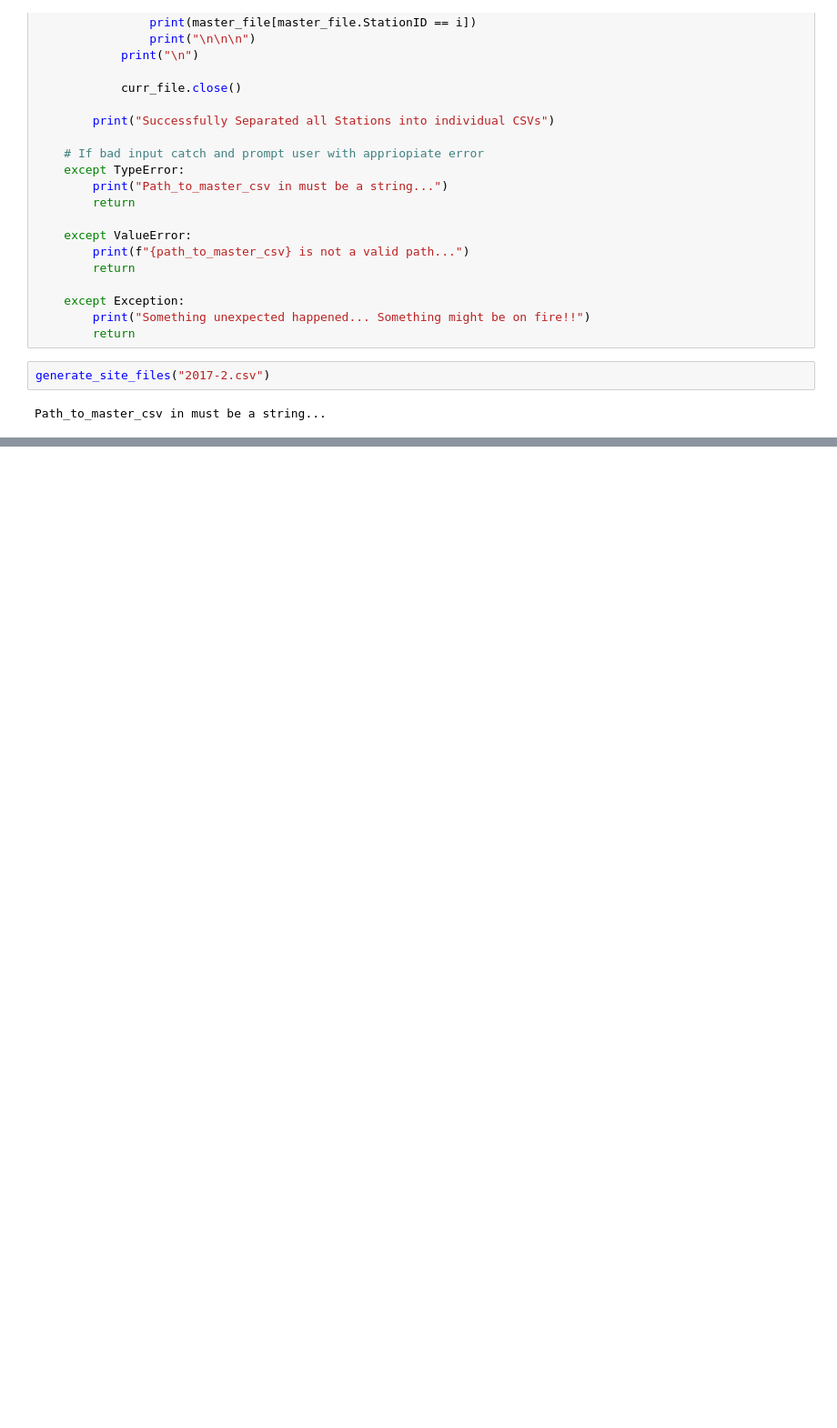
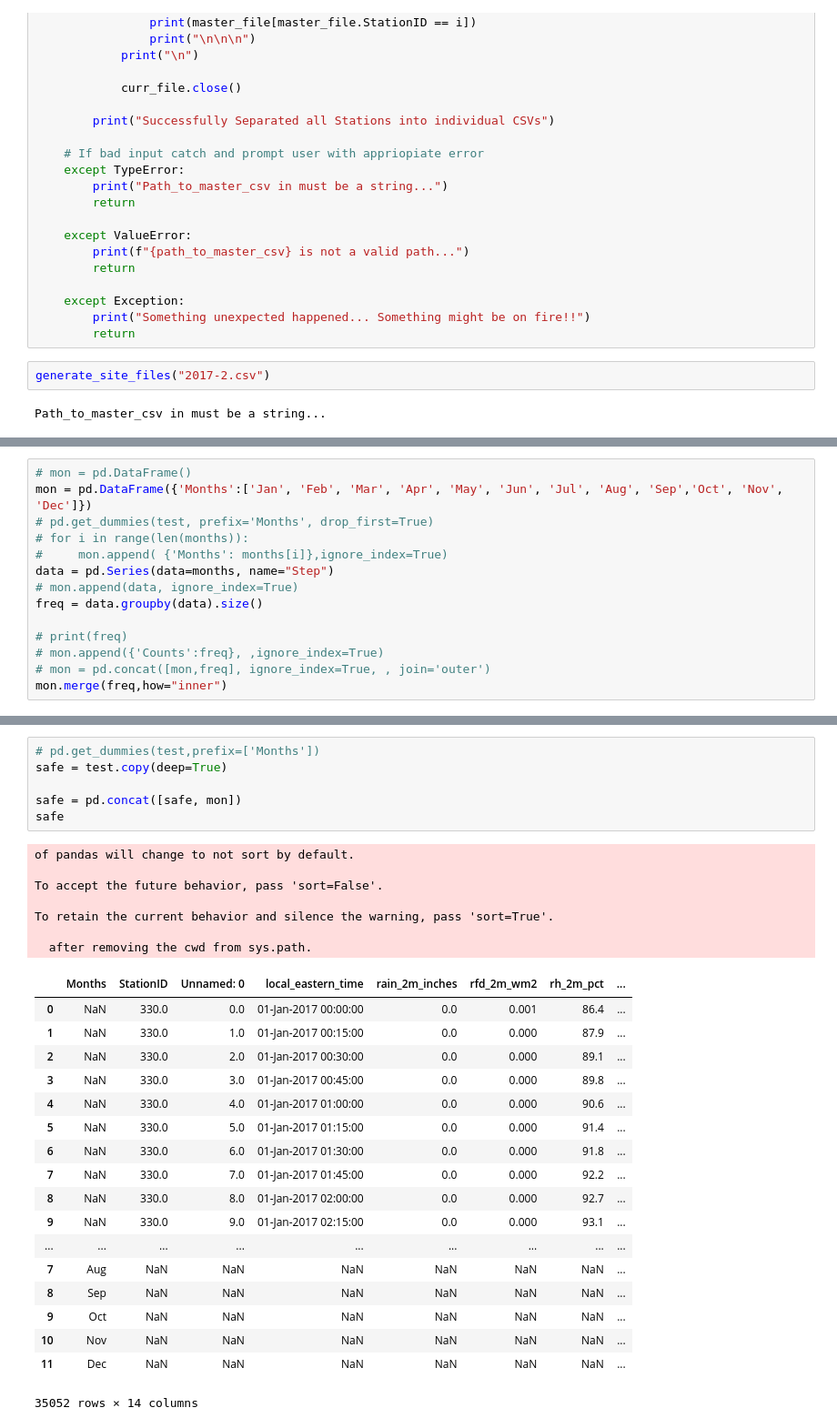
Before and after one commit to Hammania689/ann, a Jupyter notebook: project_1.ipynb, the cells around one changed output, grey strips where cells are left out. Shown at 91% size. Cells and saved outputs as stored; diff of their text form; blank space fills up the shorter version.

```diff
--- a/project_1.ipynb
+++ b/project_1.ipynb
@@ -77,0 +114,14 @@ nnn = test.local_eastern_time.unique()
+# %%
+# mon = pd.DataFrame()
+mon = pd.DataFrame({'Months':['Jan', 'Feb', 'Mar', 'Apr', 'May', 'Jun', 'Jul', 'Aug', 'Sep','Oct', 'Nov', 'Dec']})
+# pd.get_dummies(test, prefix='Months', drop_first=True)
+# for i in range(len(months)):
+#     mon.append( {'Months': months[i]},ignore_index=True)
+data = pd.Series(data=months, name="Step")
+# mon.append(data, ignore_index=True)
+freq = data.groupby(data).size()
+
+# print(freq)
+# mon.append({'Counts':freq}, ,ignore_index=True)
+# mon = pd.concat([mon,freq], ignore_index=True, , join='outer')
+mon.merge(freq,how="inner")
@@ -77,0 +147,32 @@ nnn = test.local_eastern_time.unique()
+# %%
+# pd.get_dummies(test,prefix=['Months'])
+safe = test.copy(deep=True)
+
+safe = pd.concat([safe, mon])
+safe
+# %% [output]
+of pandas will change to not sort by default.
+
+To accept the future behavior, pass 'sort=False'.
+
+To retain the current behavior and silence the warning, pass 'sort=True'.
+
+  after removing the cwd from sys.path.
+|  | Months | StationID | Unnamed: 0 | local_eastern_time | rain_2m_inches | rfd_2m_wm2 | rh_2m_pct | ... |
+| 0 | NaN | 330.0 | 0.0 | 01-Jan-2017 00:00:00 | 0.0 | 0.001 | 86.4 | ... |
+| 1 | NaN | 330.0 | 1.0 | 01-Jan-2017 00:15:00 | 0.0 | 0.000 | 87.9 | ... |
+| 2 | NaN | 330.0 | 2.0 | 01-Jan-2017 00:30:00 | 0.0 | 0.000 | 89.1 | ... |
+| 3 | NaN | 330.0 | 3.0 | 01-Jan-2017 00:45:00 | 0.0 | 0.000 | 89.8 | ... |
+| 4 | NaN | 330.0 | 4.0 | 01-Jan-2017 01:00:00 | 0.0 | 0.000 | 90.6 | ... |
+| 5 | NaN | 330.0 | 5.0 | 01-Jan-2017 01:15:00 | 0.0 | 0.000 | 91.4 | ... |
+| 6 | NaN | 330.0 | 6.0 | 01-Jan-2017 01:30:00 | 0.0 | 0.000 | 91.8 | ... |
+| 7 | NaN | 330.0 | 7.0 | 01-Jan-2017 01:45:00 | 0.0 | 0.000 | 92.2 | ... |
+| 8 | NaN | 330.0 | 8.0 | 01-Jan-2017 02:00:00 | 0.0 | 0.000 | 92.7 | ... |
+| 9 | NaN | 330.0 | 9.0 | 01-Jan-2017 02:15:00 | 0.0 | 0.000 | 93.1 | ... |
+| ... | ... | ... | ... | ... | ... | ... | ... | ... |
+| 7 | Aug | NaN | NaN | NaN | NaN | NaN | NaN | ... |
+| 8 | Sep | NaN | NaN | NaN | NaN | NaN | NaN | ... |
+| 9 | Oct | NaN | NaN | NaN | NaN | NaN | NaN | ... |
+| 10 | Nov | NaN | NaN | NaN | NaN | NaN | NaN | ... |
+| 11 | Dec | NaN | NaN | NaN | NaN | NaN | NaN | ... |
+35052 rows × 14 columns
```
Also changed, not shown: parts of 7 cells of this notebook.
